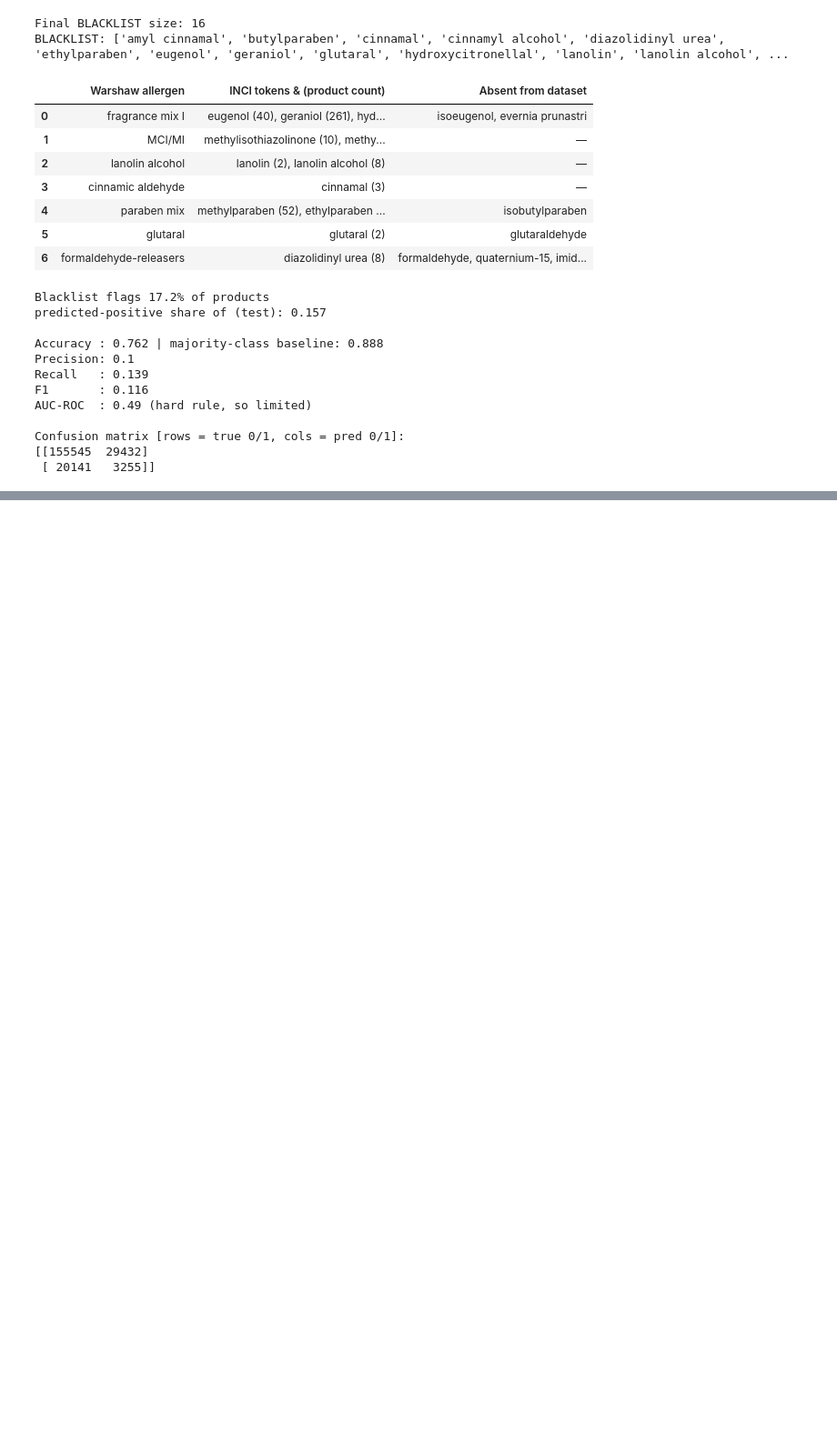
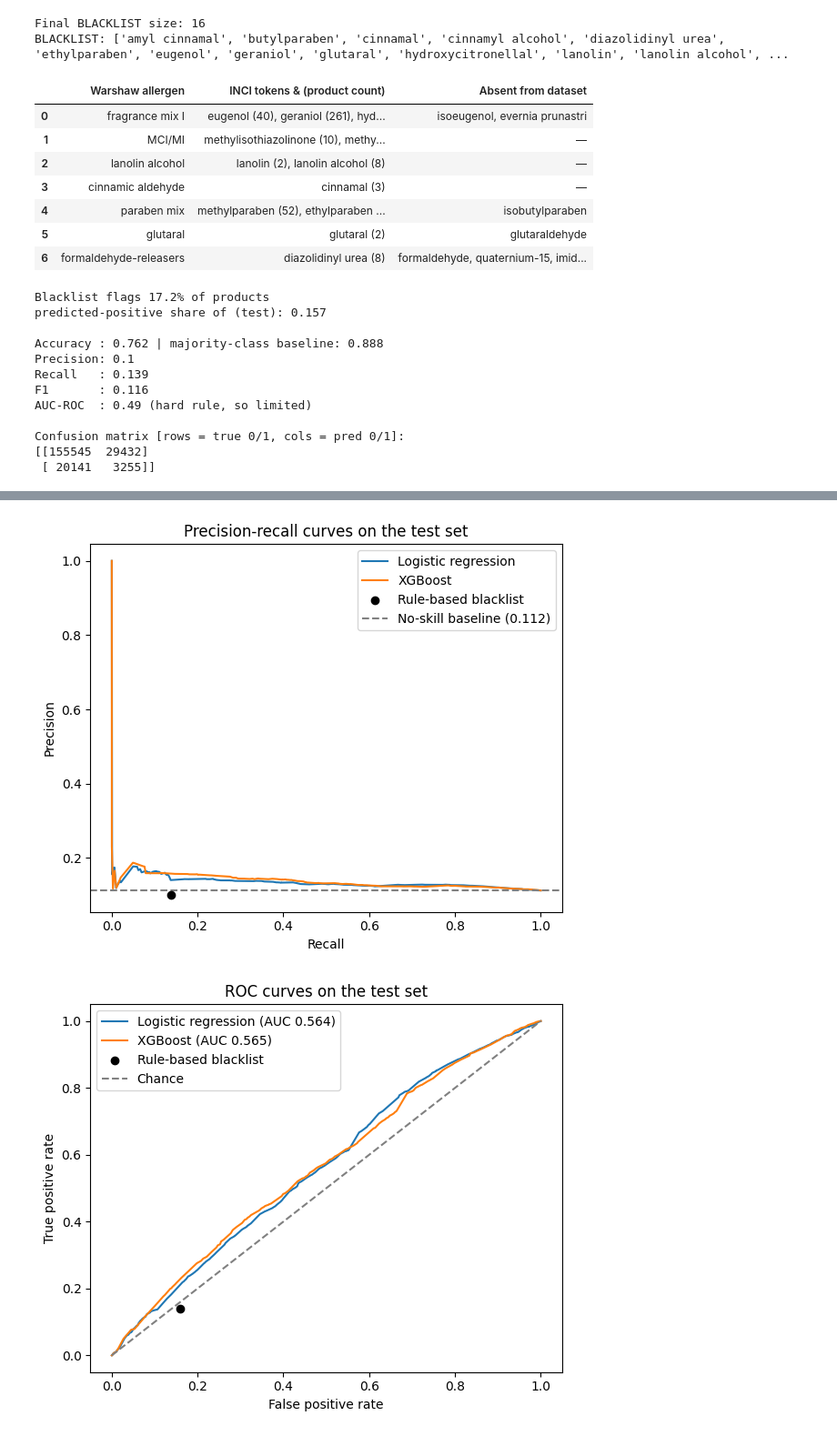
Before and after one commit to josephineabioye/msc-skincare-reaction-prediction, a Jupyter notebook: notebooks/04_modelling_and_evaluation.ipynb, the cells around one changed output, grey strips where cells are left out. Shown at 91% size. Drawn from its saved outputs; the diff is of its cells as text; code cells hidden in the pictures; blank space fills up the shorter version.

Commit message:
Add feature engineering, leakage-safe split, blacklist, logistic regression and XGBoost with comparison figures

```diff
--- a/notebooks/04_modelling_and_evaluation.ipynb
+++ b/notebooks/04_modelling_and_evaluation.ipynb
@@ -268,0 +341,4 @@ Confusion matrix [rows = true 0/1, cols = pred 0/1]:
+# %%
+# Save the logistic regression predictions and predicted probabilities
+lr_pred = y_pred.copy()
+lr_prob = y_prob.copy()
@@ -268,0 +447,63 @@ Confusion matrix [rows = true 0/1, cols = pred 0/1]:
+# %%
+import numpy as np
+import matplotlib.pyplot as plt
+from sklearn.metrics import (precision_recall_curve, roc_curve, roc_auc_score,
+                             precision_score, recall_score, confusion_matrix)
+
+y_t = np.asarray(y_test)
+prevalence = y_t.mean()
+
+# Blacklist operating point
+try:
+    bl_prec = precision_score(y_t, bl_pred)
+    bl_rec  = recall_score(y_t, bl_pred)
+    tn, fp, fn, tp = confusion_matrix(y_t, bl_pred).ravel()
+    bl_fpr, bl_tpr = fp/(fp+tn), tp/(tp+fn)
+except NameError:
+    # fallback to the recorded blacklist test confusion matrix
+    tn, fp, fn, tp = 155545, 29432, 20141, 3255
+    bl_prec, bl_rec = tp/(tp+fp), tp/(tp+fn)
+    bl_fpr, bl_tpr = fp/(fp+tn), tp/(tp+fn)
+
+# Precision-Recall
+p_lr, r_lr, _ = precision_recall_curve(y_t, lr_prob)
+p_xg, r_xg, _ = precision_recall_curve(y_t, xgb_prob)
+plt.figure(figsize=(6,5))
+plt.plot(r_lr, p_lr, label="Logistic regression")
+plt.plot(r_xg, p_xg, label="XGBoost")
+plt.scatter([bl_rec], [bl_prec], color="black", zorder=5, label="Rule-based blacklist")
+plt.axhline(prevalence, ls="--", color="grey", label=f"No-skill baseline ({prevalence:.3f})")
+plt.xlabel("Recall"); plt.ylabel("Precision")
+plt.title("Precision-recall curves on the test set")
+plt.legend(); plt.tight_layout(); plt.savefig("fig_pr_curves.png", dpi=150); plt.show()
+
+# ROC
+fpr_lr, tpr_lr, _ = roc_curve(y_t, lr_prob)
+fpr_xg, tpr_xg, _ = roc_curve(y_t, xgb_prob)
+plt.figure(figsize=(6,5))
+plt.plot(fpr_lr, tpr_lr, label=f"Logistic regression (AUC {roc_auc_score(y_t, lr_prob):.3f})")
+plt.plot(fpr_xg, tpr_xg, label=f"XGBoost (AUC {roc_auc_score(y_t, xgb_prob):.3f})")
+plt.scatter([bl_fpr], [bl_tpr], color="black", zorder=5, label="Rule-based blacklist")
+plt.plot([0,1], [0,1], ls="--", color="grey", label="Chance")
+plt.xlabel("False positive rate"); plt.ylabel("True positive rate")
+plt.title("ROC curves on the test set")
+plt.legend(); plt.tight_layout(); plt.savefig("fig_roc_curves.png", dpi=150); plt.show()
+
+# Metric comparison bar chart
+models  = ["Blacklist", "Logistic regression", "XGBoost"]
+metrics = ["Precision", "Recall", "F1", "AUC-ROC"]
+vals = np.array([
+    [0.100, 0.139, 0.116, 0.490],   # blacklist
+    [0.130, 0.491, 0.206, 0.564],   # logistic regression
+    [0.140, 0.423, 0.210, 0.565],   # XGBoost
+])
+x = np.arange(len(metrics)); w = 0.25
+plt.figure(figsize=(7,5))
+for i, m in enumerate(models):
+    plt.bar(x + (i-1)*w, vals[i], width=w, label=m)
+plt.xticks(x, metrics); plt.ylabel("Score"); plt.ylim(0, 0.7)
+plt.title("Model comparison on the test set")
+plt.legend(); plt.tight_layout(); plt.savefig("fig_model_comparison.png", dpi=150); plt.show()
+# %% [output]
+[figure, added]
+[figure, added]
```
Also changed, not shown: parts of 4 cells of this notebook.
